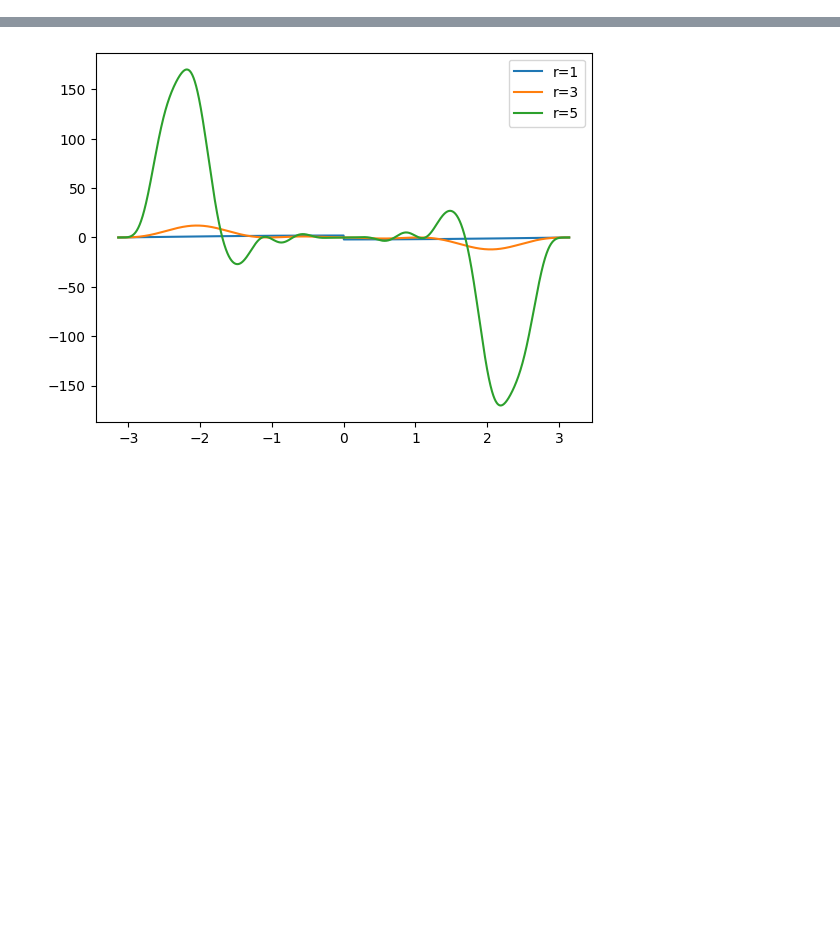
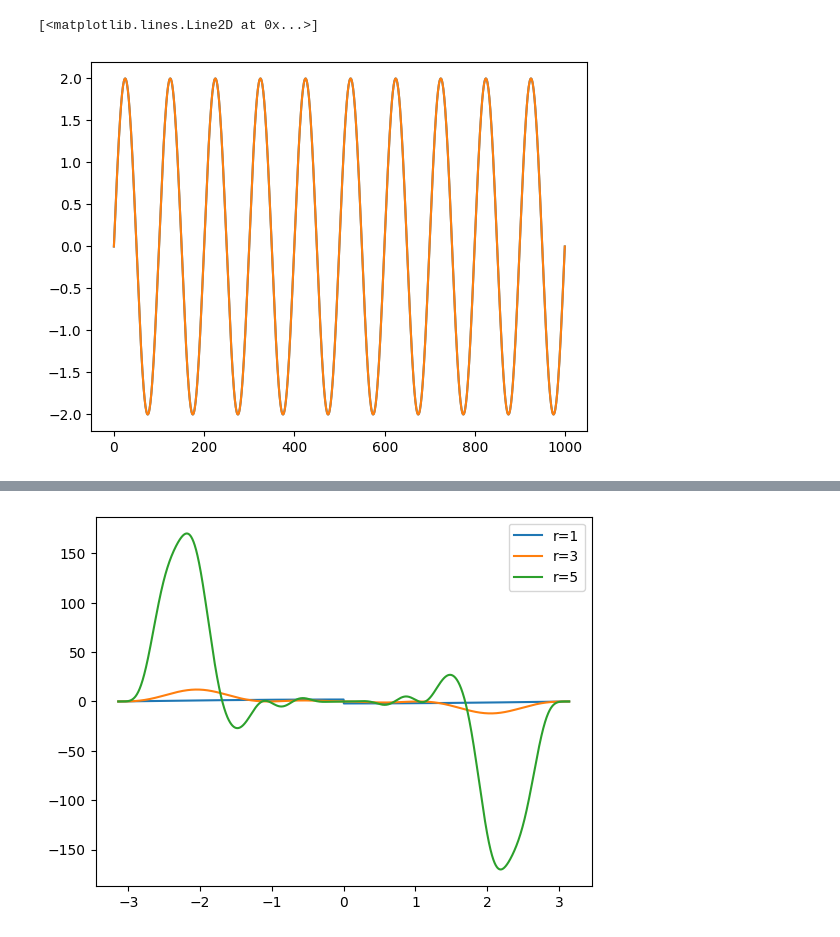
Before and after one commit to KristianMunnikhuis/subsystem_loschmidt_echo, a Jupyter notebook: scripts/Adiabatic Pert Theory/matrixelements.ipynb, the cells around one changed output, grey strips where cells are left out. Cells and saved outputs as stored; diff of their text form; code cells hidden in the pictures; blank space fills up the shorter version.

```diff
--- a/scripts/Adiabatic Pert Theory/matrixelements.ipynb
+++ b/scripts/Adiabatic Pert Theory/matrixelements.ipynb
@@ -131,3 +131,10 @@ def BB_t(k,g,r):
+# %%
+k = np.linspace(-pi,pi,1000)
+plot((AA_t(k,1,10))/1j)
+plot((BB_t(k,1,10))/1j)
+# %% [output]
+[<matplotlib.lines.Line2D at 0x...>]
+[figure, added]
 # %%
 import numpy as np
 
```
Also changed, not shown: parts of 5 cells of this notebook, 5 other files.
